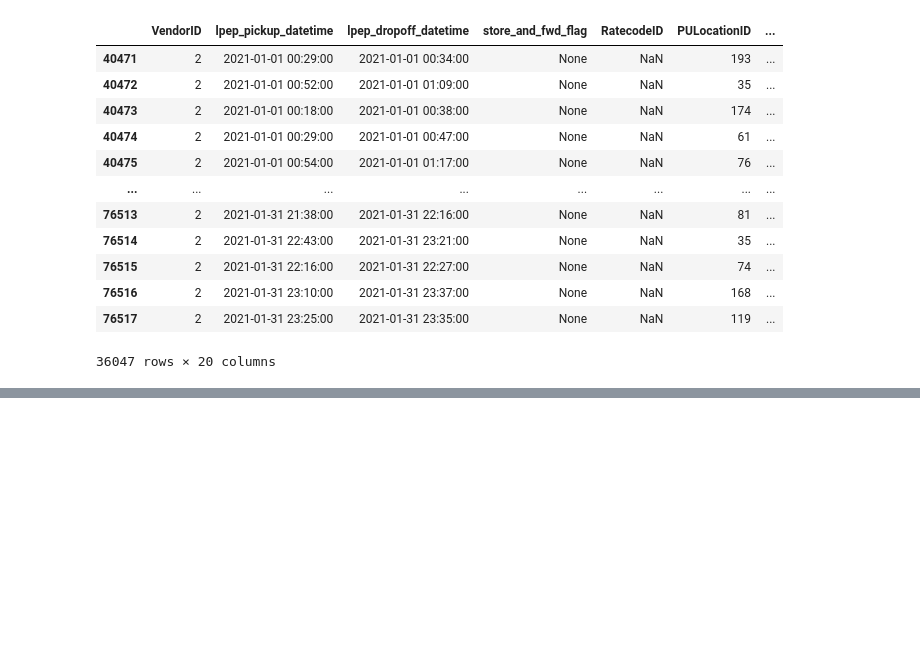
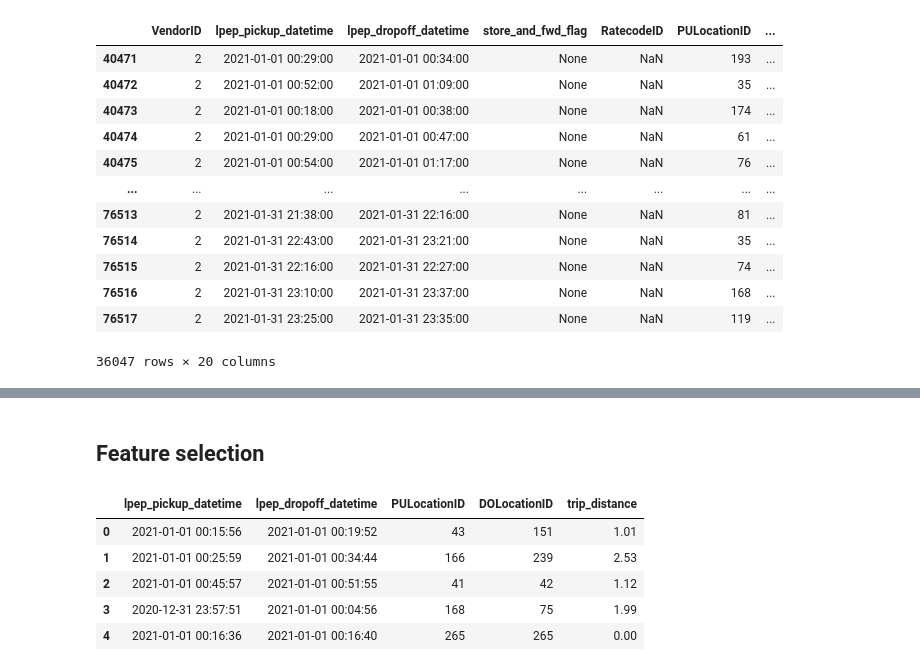
Before and after one commit to scapponi21/NYTraffic, a Jupyter notebook: Traffic.ipynb, the cells around one changed output, grey strips where cells are left out. Drawn from its saved outputs; the diff is of its cells as text; code cells hidden in the pictures; blank space fills up the shorter version.

```diff
--- a/Traffic.ipynb
+++ b/Traffic.ipynb
@@ -63,0 +126,2 @@ df.loc[idxs]
+# %% [markdown]
+## Feature selection
@@ -63,0 +130,15 @@ df.loc[idxs]
+# %%
+date_vars = ['lpep_pickup_datetime', 'lpep_dropoff_datetime']
+categorical_vars = ['PULocationID', 'DOLocationID']
+numeric_vars = ['trip_distance']
+selected_features = [*date_vars, *categorical_vars, *numeric_vars ]
+
+data = df[selected_features]
+data.head()
+# %% [output]
+|  | lpep_pickup_datetime | lpep_dropoff_datetime | PULocationID | DOLocationID | trip_distance |
+| 0 | 2021-01-01 00:15:56 | 2021-01-01 00:19:52 | 43 | 151 | 1.01 |
+| 1 | 2021-01-01 00:25:59 | 2021-01-01 00:34:44 | 166 | 239 | 2.53 |
+| 2 | 2021-01-01 00:45:57 | 2021-01-01 00:51:55 | 41 | 42 | 1.12 |
+| 3 | 2020-12-31 23:57:51 | 2021-01-01 00:04:56 | 168 | 75 | 1.99 |
+| 4 | 2021-01-01 00:16:36 | 2021-01-01 00:16:40 | 265 | 265 | 0.00 |
```
Also changed, not shown: parts of 25 cells of this notebook.
